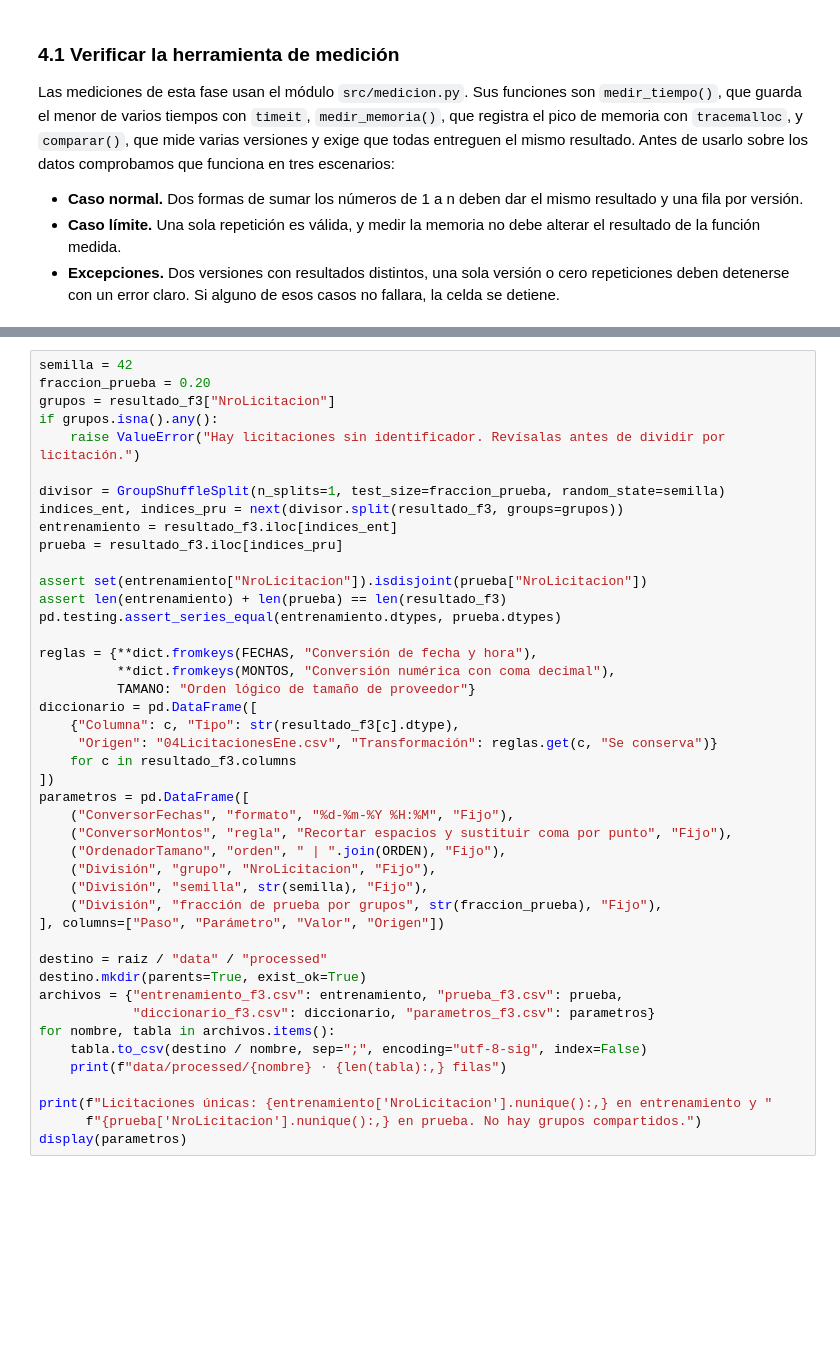
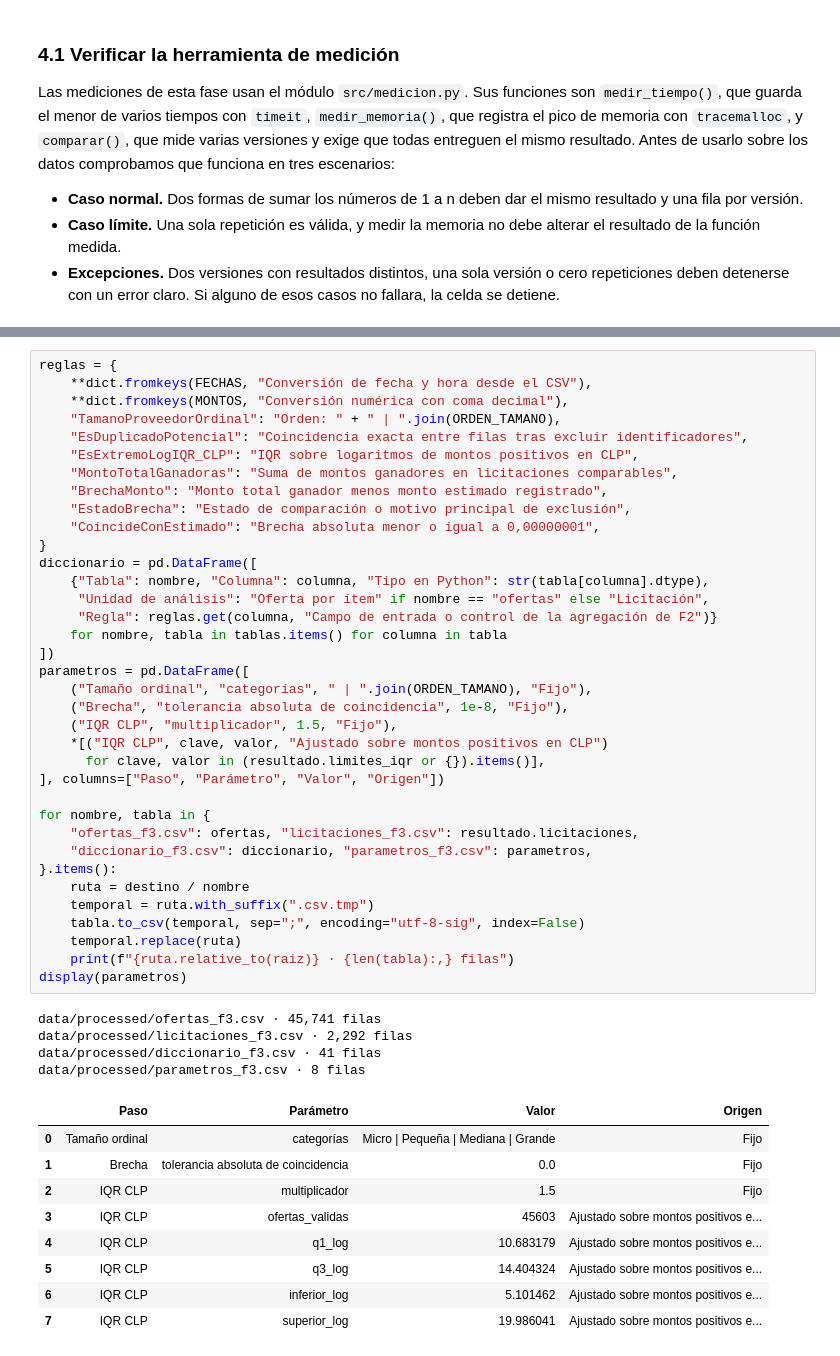
Before and after one commit to proyecto-grupo2-mcdi500/proyecto-grupo2-mcdi500, a Jupyter notebook: F3/F3_Nucleo_Algoritmico.ipynb, the cells around one changed output, grey strips where cells are left out. Cells and saved outputs as stored; diff of their text form; blank space fills up the shorter version.

```diff
--- a/F3/F3_Nucleo_Algoritmico.ipynb
+++ b/F3/F3_Nucleo_Algoritmico.ipynb
@@ -337,45 +332,51 @@ El diccionario documenta columnas, tipos y origen. El archivo de parámetros reg
 # %%
-semilla = 42
-fraccion_prueba = 0.20
-grupos = resultado_f3["NroLicitacion"]
-if grupos.isna().any():
-    raise ValueError("Hay licitaciones sin identificador. Revísalas antes de dividir por licitación.")
-
-divisor = GroupShuffleSplit(n_splits=1, test_size=fraccion_prueba, random_state=semilla)
-indices_ent, indices_pru = next(divisor.split(resultado_f3, groups=grupos))
-entrenamiento = resultado_f3.iloc[indices_ent]
-prueba = resultado_f3.iloc[indices_pru]
-
-assert set(entrenamiento["NroLicitacion"]).isdisjoint(prueba["NroLicitacion"])
-assert len(entrenamiento) + len(prueba) == len(resultado_f3)
-pd.testing.assert_series_equal(entrenamiento.dtypes, prueba.dtypes)
-
-reglas = {**dict.fromkeys(FECHAS, "Conversión de fecha y hora"),
-          **dict.fromkeys(MONTOS, "Conversión numérica con coma decimal"),
-          TAMANO: "Orden lógico de tamaño de proveedor"}
+reglas = {
+    **dict.fromkeys(FECHAS, "Conversión de fecha y hora desde el CSV"),
+    **dict.fromkeys(MONTOS, "Conversión numérica con coma decimal"),
+    "TamanoProveedorOrdinal": "Orden: " + " | ".join(ORDEN_TAMANO),
+    "EsDuplicadoPotencial": "Coincidencia exacta entre filas tras excluir identificadores",
+    "EsExtremoLogIQR_CLP": "IQR sobre logaritmos de montos positivos en CLP",
+    "MontoTotalGanadoras": "Suma de montos ganadores en licitaciones comparables",
+    "BrechaMonto": "Monto total ganador menos monto estimado registrado",
+    "EstadoBrecha": "Estado de comparación o motivo principal de exclusión",
+    "CoincideConEstimado": "Brecha absoluta menor o igual a 0,00000001",
+}
 diccionario = pd.DataFrame([
-    {"Columna": c, "Tipo": str(resultado_f3[c].dtype),
-     "Origen": "04LicitacionesEne.csv", "Transformación": reglas.get(c, "Se conserva")}
-    for c in resultado_f3.columns
+    {"Tabla": nombre, "Columna": columna, "Tipo en Python": str(tabla[columna].dtype),
+     "Unidad de análisis": "Oferta por ítem" if nombre == "ofertas" else "Licitación",
+     "Regla": reglas.get(columna, "Campo de entrada o control de la agregación de F2")}
+    for nombre, tabla in tablas.items() for columna in tabla
 ])
 parametros = pd.DataFrame([
-    ("ConversorFechas", "formato", "%d-%m-%Y %H:%M", "Fijo"),
-    ("ConversorMontos", "regla", "Recortar espacios y sustituir coma por punto", "Fijo"),
-    ("OrdenadorTamano", "orden", " | ".join(ORDEN), "Fijo"),
-    ("División", "grupo", "NroLicitacion", "Fijo"),
-    ("División", "semilla", str(semilla), "Fijo"),
-    ("División", "fracción de prueba por grupos", str(fraccion_prueba), "Fijo"),
+    ("Tamaño ordinal", "categorías", " | ".join(ORDEN_TAMANO), "Fijo"),
+    ("Brecha", "tolerancia absoluta de coincidencia", 1e-8, "Fijo"),
+    ("IQR CLP", "multiplicador", 1.5, "Fijo"),
+    *[("IQR CLP", clave, valor, "Ajustado sobre montos positivos en CLP")
+      for clave, valor in (resultado.limites_iqr or {}).items()],
 ], columns=["Paso", "Parámetro", "Valor", "Origen"])
 
-destino = raiz / "data" / "processed"
-destino.mkdir(parents=True, exist_ok=True)
-archivos = {"entrenamiento_f3.csv": entrenamiento, "prueba_f3.csv": prueba,
-            "diccionario_f3.csv": diccionario, "parametros_f3.csv": parametros}
-for nombre, tabla in archivos.items():
-    tabla.to_csv(destino / nombre, sep=";", encoding="utf-8-sig", index=False)
-    print(f"data/processed/{nombre} · {len(tabla):,} filas")
-
-print(f"Licitaciones únicas: {entrenamiento['NroLicitacion'].nunique():,} en entrenamiento y "
-      f"{prueba['NroLicitacion'].nunique():,} en prueba. No hay grupos compartidos.")
+for nombre, tabla in {
+    "ofertas_f3.csv": ofertas, "licitaciones_f3.csv": resultado.licitaciones,
+    "diccionario_f3.csv": diccionario, "parametros_f3.csv": parametros,
+}.items():
+    ruta = destino / nombre
+    temporal = ruta.with_suffix(".csv.tmp")
+    tabla.to_csv(temporal, sep=";", encoding="utf-8-sig", index=False)
+    temporal.replace(ruta)
+    print(f"{ruta.relative_to(raiz)} · {len(tabla):,} filas")
 display(parametros)
+# %% [output]
+data/processed/ofertas_f3.csv · 45,741 filas
+data/processed/licitaciones_f3.csv · 2,292 filas
+data/processed/diccionario_f3.csv · 41 filas
+data/processed/parametros_f3.csv · 8 filas
+|  | Paso | Parámetro | Valor | Origen |
+| 0 | Tamaño ordinal | categorías | Micro | Pequeña | Mediana | Grande | Fijo |
+| 1 | Brecha | tolerancia absoluta de coincidencia | 0.0 | Fijo |
+| 2 | IQR CLP | multiplicador | 1.5 | Fijo |
+| 3 | IQR CLP | ofertas_validas | 45603 | Ajustado sobre montos positivos e... |
+| 4 | IQR CLP | q1_log | 10.683179 | Ajustado sobre montos positivos e... |
+| 5 | IQR CLP | q3_log | 14.404324 | Ajustado sobre montos positivos e... |
+| 6 | IQR CLP | inferior_log | 5.101462 | Ajustado sobre montos positivos e... |
+| 7 | IQR CLP | superior_log | 19.986041 | Ajustado sobre montos positivos e... |
 # %% [markdown]
```
Also changed, not shown: parts of 22 cells of this notebook, 9 other files.
